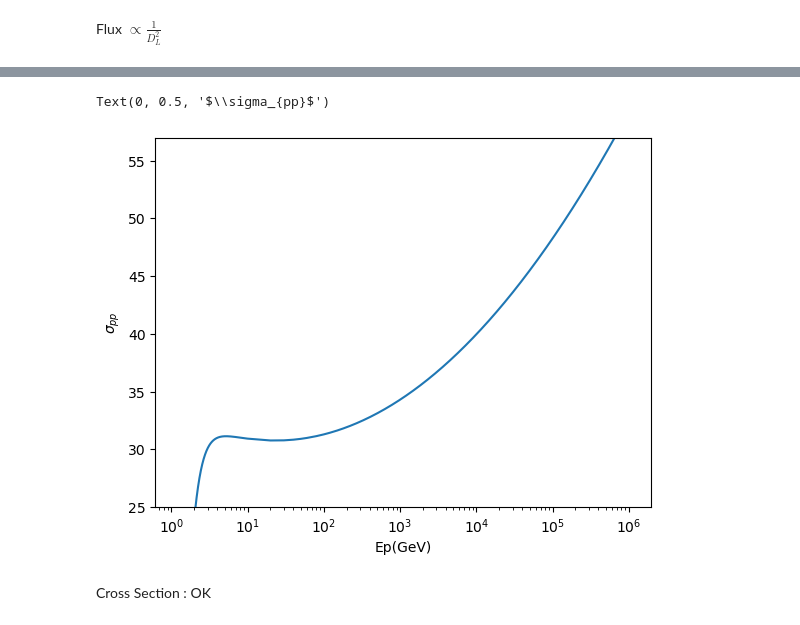
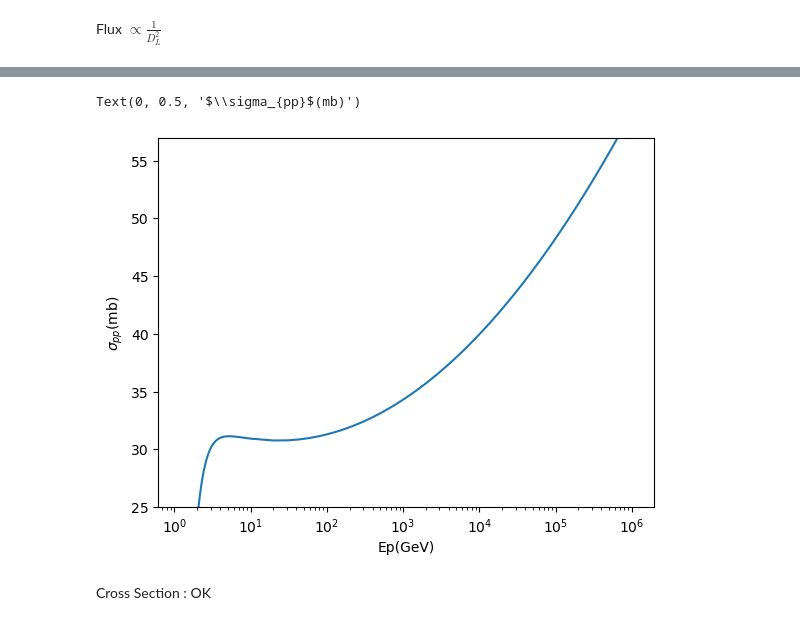
Before and after one commit to VictorCourvoisierGernigon/neutrino-gamma-flux-GOALS-galaxies, a Jupyter notebook: Tests.ipynb, the cells around one changed output, grey strips where cells are left out. Cells and saved outputs as stored; diff of their text form; code cells hidden in the pictures.

```diff
--- a/Tests.ipynb
+++ b/Tests.ipynb
@@ -109,16 +117,16 @@ Text(0, 0.5, 'p**(-4)*np.exp(-p/1e9)')
 # %%
 Energy=np.linspace(1.22,10,1000000)
 Energy=np.delete(Energy,10)
 Energy=np.append(Energy,np.linspace(10,1e6,100000))
 
 sigmapp=cross_section(Energy)
 plt.plot(Energy,sigmapp)
 plt.xscale('log')
 plt.ylim(25,57)
 plt.xlabel("Ep(GeV)")
-plt.ylabel("$\sigma_{pp}$")
+plt.ylabel("$\sigma_{pp}$(mb)")
 # %% [output]
-Text(0, 0.5, '$\\sigma_{pp}$')
+Text(0, 0.5, '$\\sigma_{pp}$(mb)')
-[figure, old version]
+[figure, new version]
 # %% [markdown]
 Cross Section : OK
```
Also changed, not shown: parts of 9 cells of this notebook, 7 other files.
